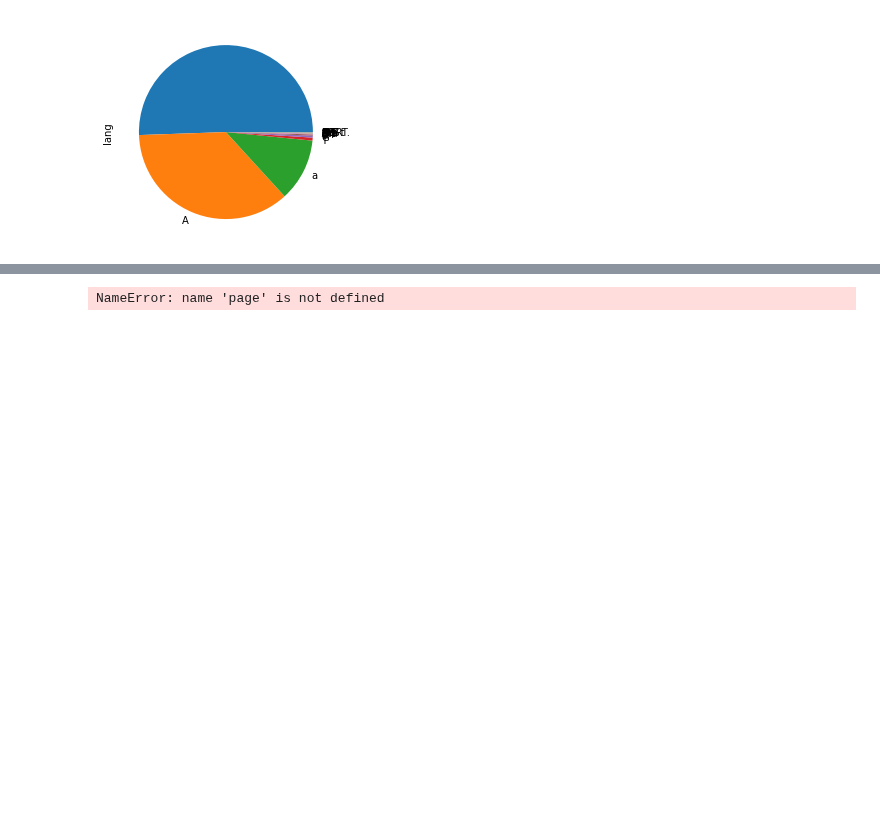
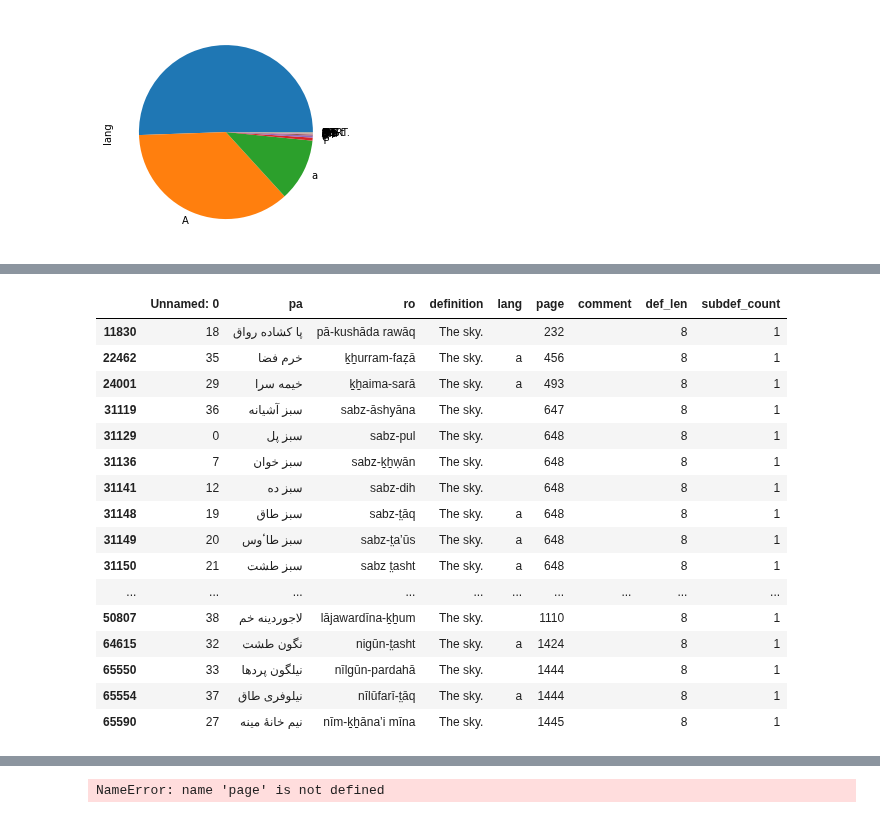
Before and after one commit to kebuhcah/experiments, a Jupyter notebook: dsal-scrape/dsal-scrape.ipynb, the cells around one changed output, grey strips where cells are left out. Drawn from its saved outputs; the diff is of its cells as text; code cells hidden in the pictures; blank space fills up the shorter version.

```diff
--- a/dsal-scrape/dsal-scrape.ipynb
+++ b/dsal-scrape/dsal-scrape.ipynb
@@ -354,0 +384,20 @@ FullDict.iloc[363].definition
+# %%
+FullDict[FullDict.definition == 'The sky.']
+# %% [output]
+|  | Unnamed: 0 | pa | ro | definition | lang | page | comment | def_len | subdef_count |
+| 11830 | 18 | پا كشاده رواق | pā-kushāda rawāq | The sky. |  | 232 |  | 8 | 1 |
+| 22462 | 35 | خرم فضا | ḵẖurram-faẓā | The sky. | a | 456 |  | 8 | 1 |
+| 24001 | 29 | خیمه سرا | ḵẖaima-sarā | The sky. | a | 493 |  | 8 | 1 |
+| 31119 | 36 | سبز آشيانه | sabz-āshyāna | The sky. |  | 647 |  | 8 | 1 |
+| 31129 | 0 | سبز پل | sabz-pul | The sky. |  | 648 |  | 8 | 1 |
+| 31136 | 7 | سبز خوان | sabz-ḵẖẉān | The sky. |  | 648 |  | 8 | 1 |
+| 31141 | 12 | سبز ده | sabz-dih | The sky. |  | 648 |  | 8 | 1 |
+| 31148 | 19 | سبز طاق | sabz-t̤āq | The sky. | a | 648 |  | 8 | 1 |
+| 31149 | 20 | سبز طاٴوس | sabz-t̤aʼūs | The sky. | a | 648 |  | 8 | 1 |
+| 31150 | 21 | سبز طشت | sabz t̤asht | The sky. | a | 648 |  | 8 | 1 |
+| ... | ... | ... | ... | ... | ... | ... | ... | ... | ... |
+| 50807 | 38 | لاجوردینه خم | lājawardīna-ḵẖum | The sky. |  | 1110 |  | 8 | 1 |
+| 64615 | 32 | نگون طشت | nigūn-t̤asht | The sky. | a | 1424 |  | 8 | 1 |
+| 65550 | 33 | نيلگون پردها | nīlgūn-pardahā | The sky. |  | 1444 |  | 8 | 1 |
+| 65554 | 37 | نيلوفری طاق | nīlūfarī-t̤āq | The sky. | a | 1444 |  | 8 | 1 |
+| 65590 | 27 | نيم خانۀ مينه | nīm-ḵẖānaʼi mīna | The sky. |  | 1445 |  | 8 | 1 |
```
Also changed, not shown: parts of 12 cells of this notebook.
